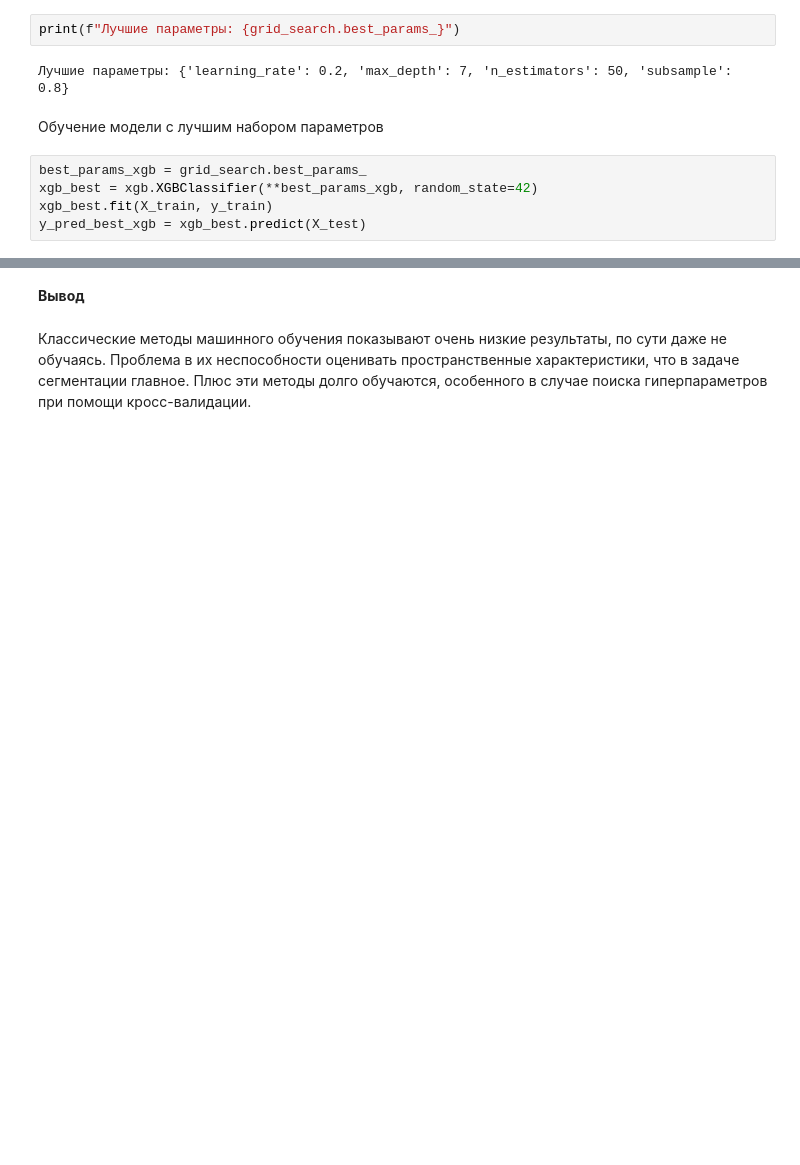
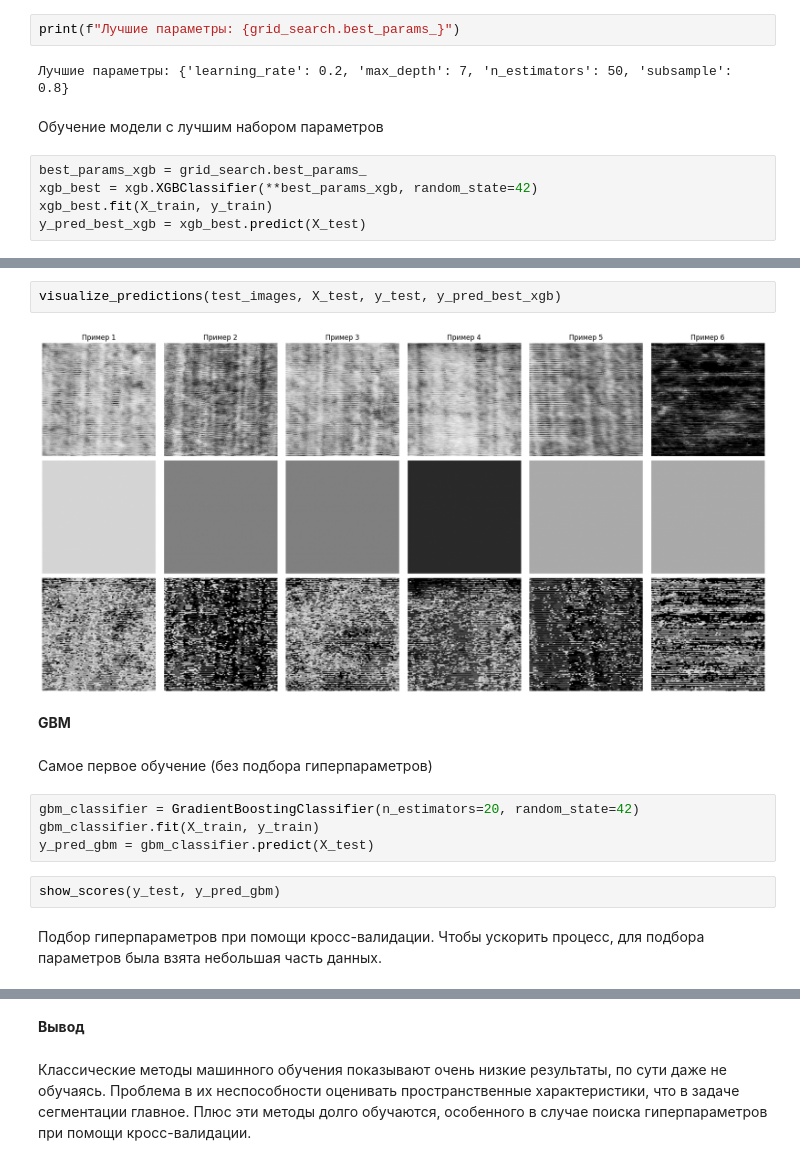
Before and after one commit to villerbond/nytrogen-status-analysis, a Jupyter notebook: classic_machine_learning.ipynb, the cells around one changed output, grey strips where cells are left out. Drawn from its saved outputs; the diff is of its cells as text; blank space fills up the shorter version.

```diff
--- a/classic_machine_learning.ipynb
+++ b/classic_machine_learning.ipynb
@@ -375,0 +335,16 @@ Mean IoU: 0.1690
+# %%
+visualize_predictions(test_images, X_test, y_test, y_pred_best_xgb)
+# %% [output]
+[figure, added]
+# %% [markdown]
+**GBM**
+# %% [markdown]
+Самое первое обучение (без подбора гиперпараметров)
+# %%
+gbm_classifier = GradientBoostingClassifier(n_estimators=20, random_state=42)
+gbm_classifier.fit(X_train, y_train)
+y_pred_gbm = gbm_classifier.predict(X_test)
+# %%
+show_scores(y_test, y_pred_gbm)
+# %% [markdown]
+Подбор гиперпараметров при помощи кросс-валидации. Чтобы ускорить процесс, для подбора параметров была взята небольшая часть данных.
```
Also changed, not shown: parts of 17 cells of this notebook.
